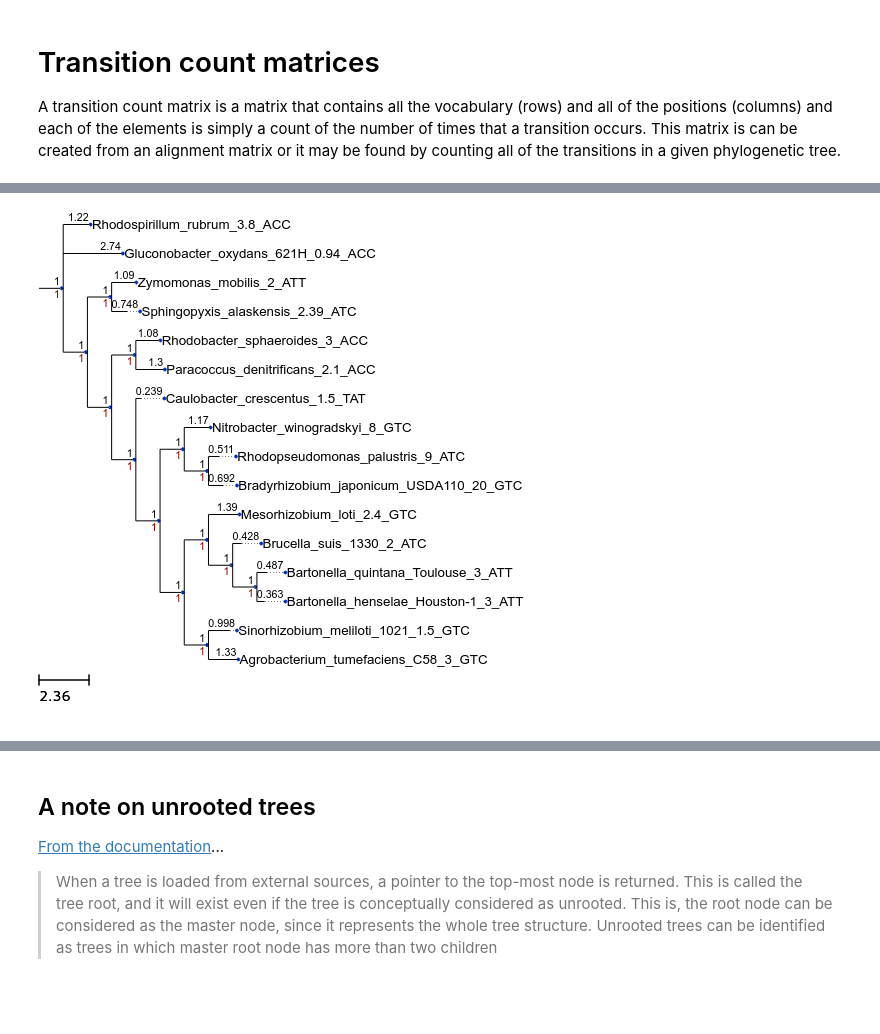
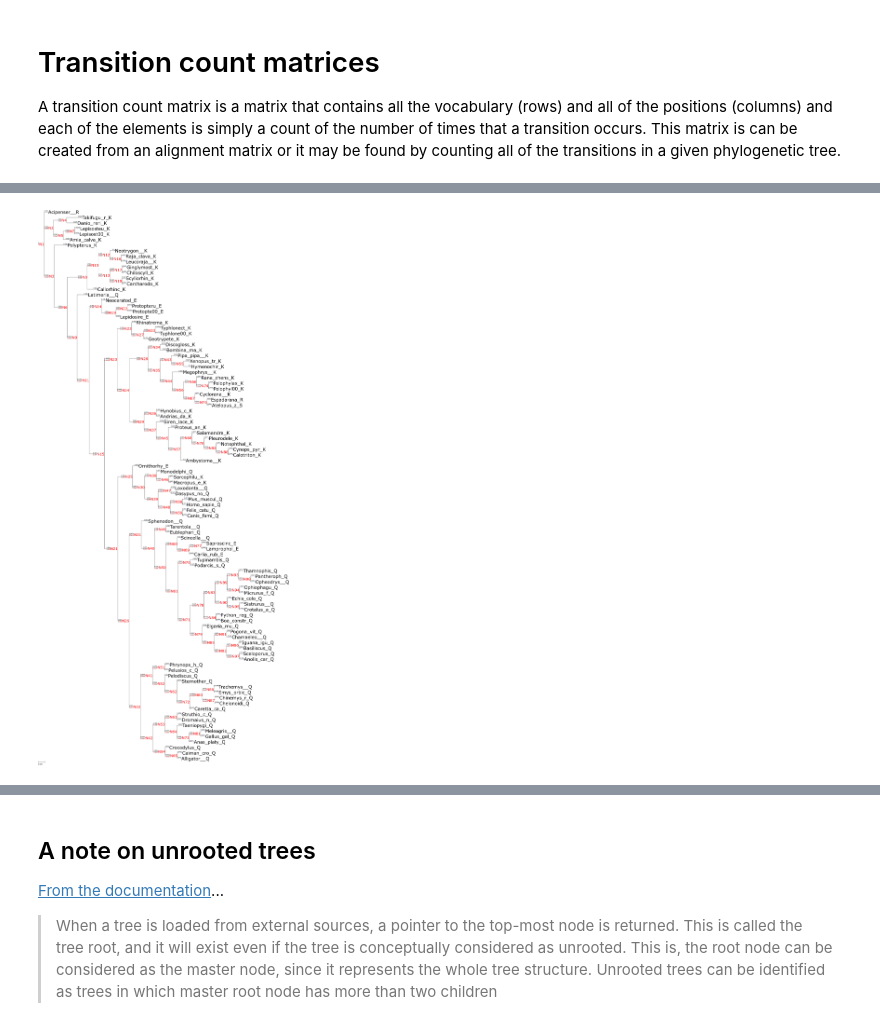
Before and after one commit to ajrichards/phylogenetic-models, a Jupyter notebook: lda/transition-count-matrices.ipynb, the cells around one changed output, grey strips where cells are left out. Drawn from its saved outputs; the diff is of its cells as text; code cells hidden in the pictures; blank space fills up the shorter version.

```diff
--- a/lda/transition-count-matrices.ipynb
+++ b/lda/transition-count-matrices.ipynb
@@ -46,5 +79,5 @@ done
 # %%
 from IPython.display import Image
-Image(filename='./figures/simple-tree-simple.png')
+Image(filename='./figures/simple-tree.png')
 # %% [output]
-[figure, old version]
+[figure, new version]
```
Also changed, not shown: parts of 5 cells of this notebook, 4 other files.
